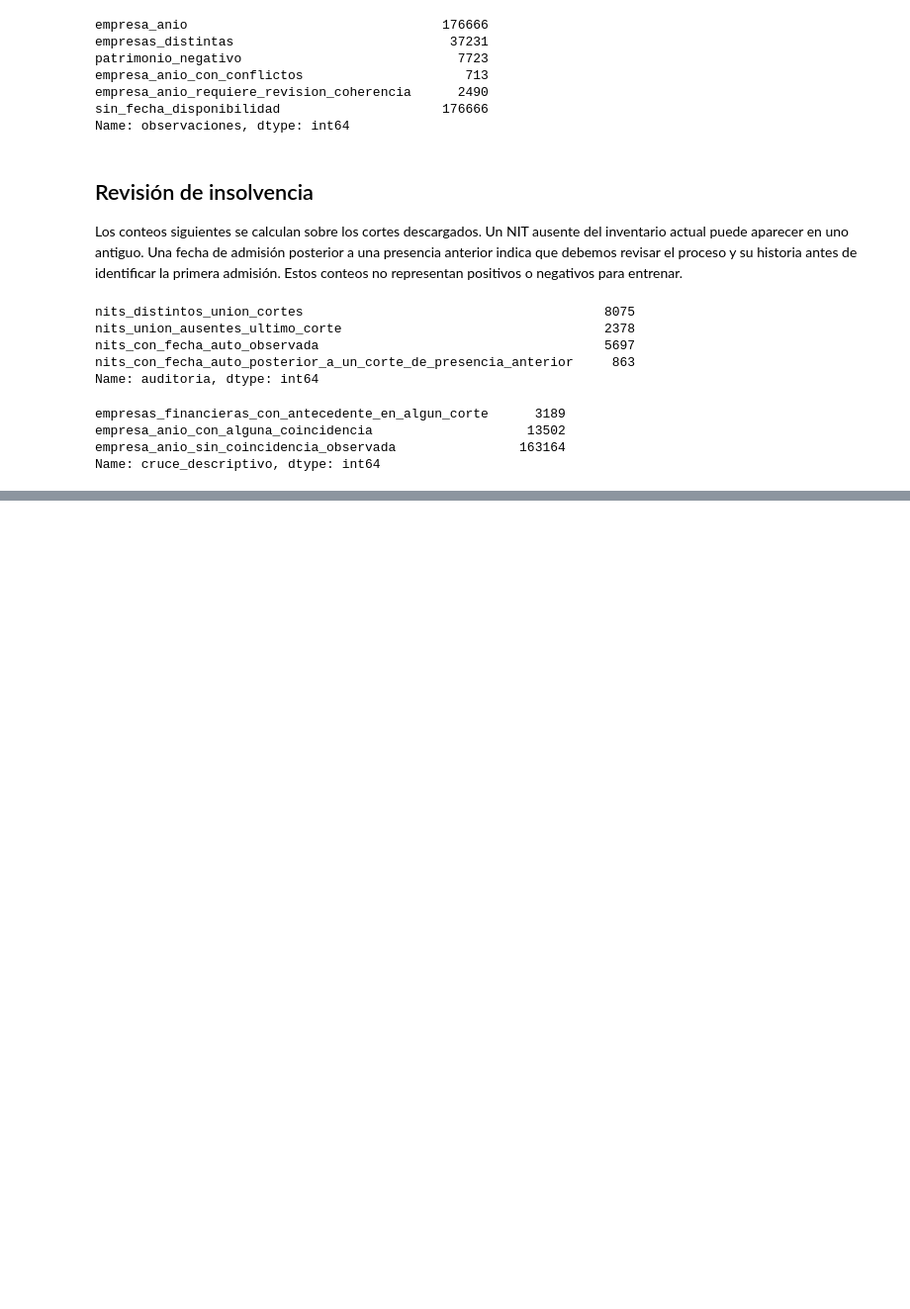
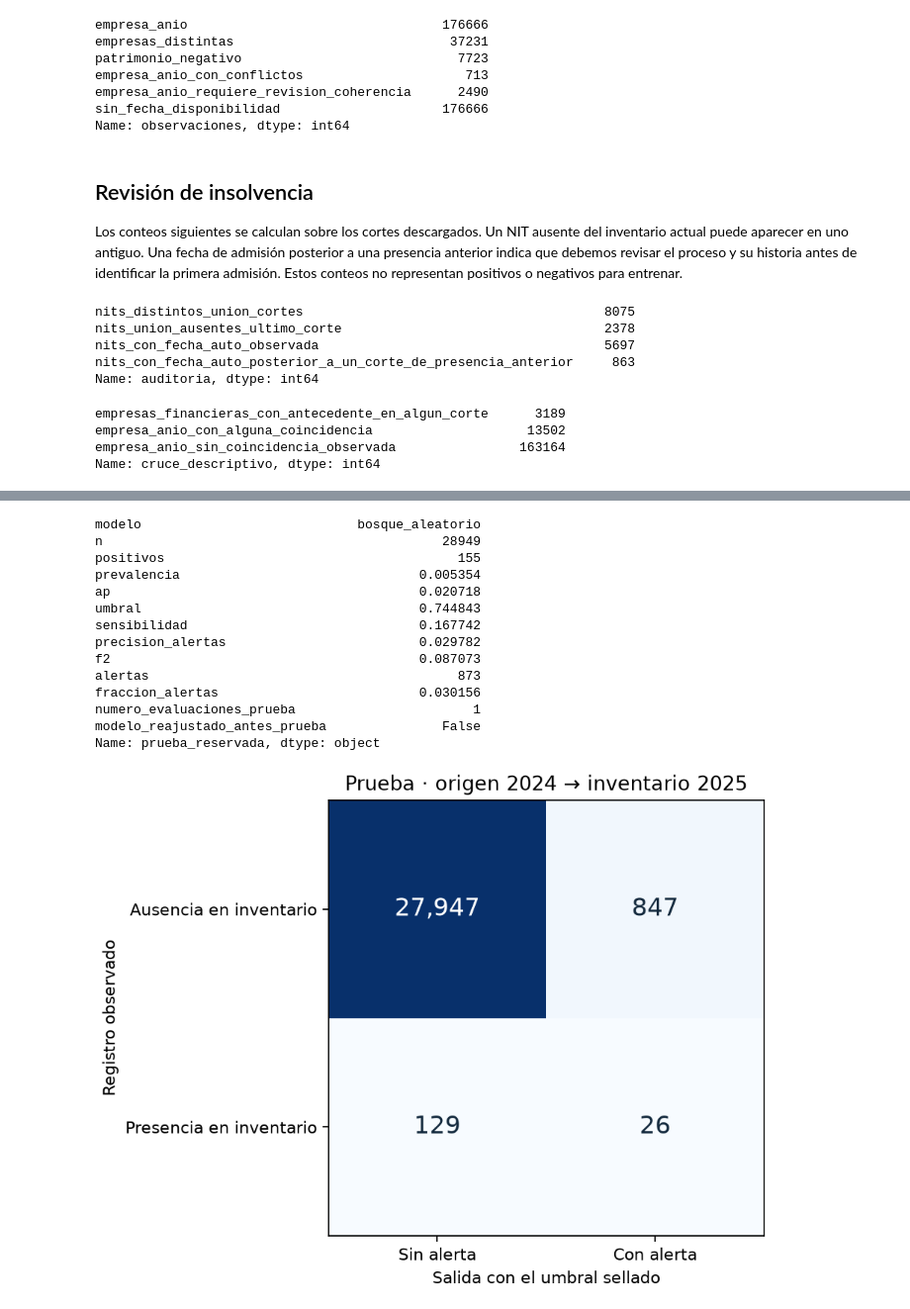
Before and after one commit to DanielAlvarezCepeda/FINRISK_COLOMBIA, a Jupyter notebook: notebooks/02_Preparacion_Datos_FINRISK.ipynb, the cells around one changed output, grey strips where cells are left out. Shown at 99% size. Drawn from its saved outputs; the diff is of its cells as text; code cells hidden in the pictures; blank space fills up the shorter version.

```diff
--- a/notebooks/02_Preparacion_Datos_FINRISK.ipynb
+++ b/notebooks/02_Preparacion_Datos_FINRISK.ipynb
@@ -129,0 +288,38 @@ El tablero predictivo previsto permitirá consultar la estimación y la alerta p
+# %%
+prueba = resumen["prueba"]
+display(pd.Series({k: prueba[k] for k in [
+    "modelo", "n", "positivos", "prevalencia", "ap", "umbral", "sensibilidad",
+    "precision_alertas", "f2", "alertas", "fraccion_alertas",
+    "numero_evaluaciones_prueba", "modelo_reajustado_antes_prueba"
+]}, name="prueba_reservada"))
+mc = prueba["matriz_confusion"]
+matriz = [[mc["vn"], mc["fp"]], [mc["fn"], mc["vp"]]]
+fig, ax = plt.subplots(figsize=(6.6, 4.4), layout="constrained")
+ax.imshow(matriz, cmap="Blues")
+for i in range(2):
+    for j in range(2):
+        ax.text(j, i, f"{matriz[i][j]:,}", ha="center", va="center",
+                color="white" if (i, j) == (0, 0) else "#13293d", fontsize=15)
+ax.set(xticks=[0, 1], xticklabels=["Sin alerta", "Con alerta"],
+       yticks=[0, 1], yticklabels=["Ausencia en inventario", "Presencia en inventario"],
+       xlabel="Salida con el umbral sellado", ylabel="Registro observado",
+       title="Prueba · origen 2024 → inventario 2025")
+fig.savefig(FIGURAS / "matriz_prueba.png", dpi=160)
+plt.close(fig)
+display(Image(filename=str(FIGURAS / "matriz_prueba.png")))
+# %% [output]
+modelo                            bosque_aleatorio
+n                                            28949
+positivos                                      155
+prevalencia                               0.005354
+ap                                        0.020718
+umbral                                    0.744843
+sensibilidad                              0.167742
+precision_alertas                         0.029782
+f2                                        0.087073
+alertas                                        873
+fraccion_alertas                          0.030156
+numero_evaluaciones_prueba                       1
+modelo_reajustado_antes_prueba               False
+Name: prueba_reservada, dtype: object
+[figure, added]
```
Also changed, not shown: parts of 17 cells of this notebook, 23 other files.
